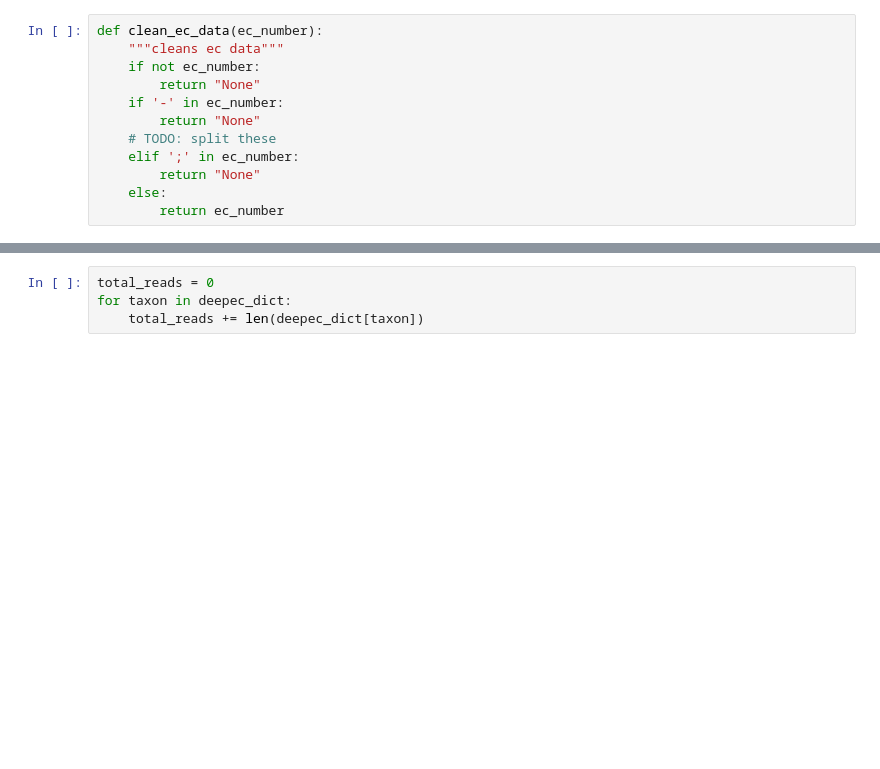
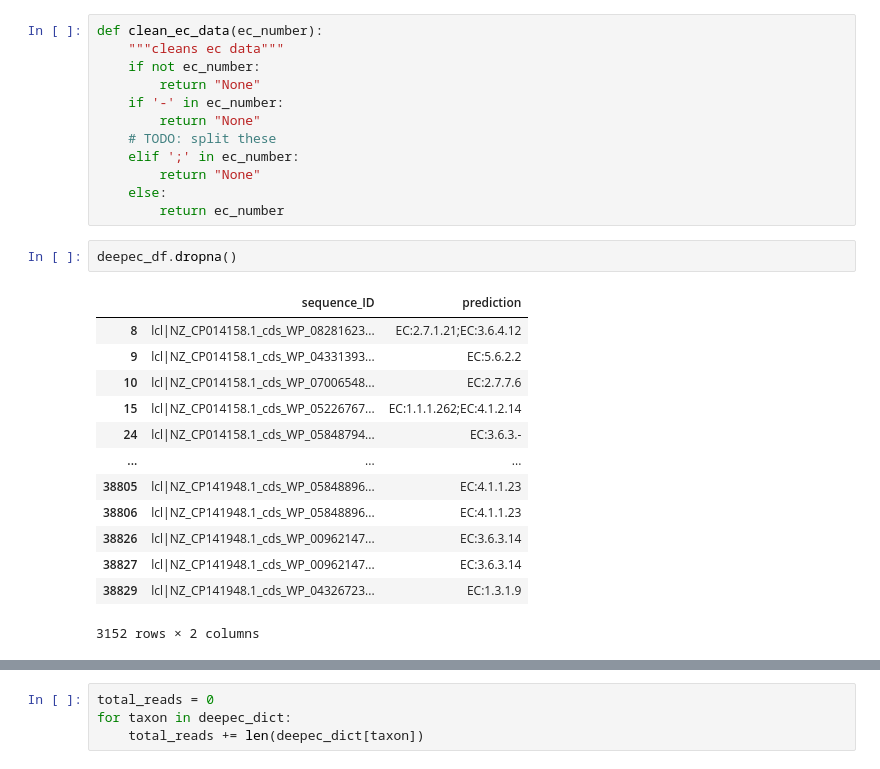
Before and after one commit to ParkinsonLab/PathwayCompleteness, a Jupyter notebook: src/all_ec_analysis.ipynb, the cells around one changed output, grey strips where cells are left out. Cells and saved outputs as stored; diff of their text form; blank space fills up the shorter version.

```diff
--- a/src/all_ec_analysis.ipynb
+++ b/src/all_ec_analysis.ipynb
@@ -25,5 +25,21 @@ def clean_ec_data(ec_number):
         return "None"
     else:
         return ec_number
+# %%
+deepec_df.dropna()
+# %% [output]
+|  | sequence_ID | prediction |
+| 8 | lcl|NZ_CP014158.1_cds_WP_08281623... | EC:2.7.1.21;EC:3.6.4.12 |
+| 9 | lcl|NZ_CP014158.1_cds_WP_04331393... | EC:5.6.2.2 |
+| 10 | lcl|NZ_CP014158.1_cds_WP_07006548... | EC:2.7.7.6 |
+| 15 | lcl|NZ_CP014158.1_cds_WP_05226767... | EC:1.1.1.262;EC:4.1.2.14 |
+| 24 | lcl|NZ_CP014158.1_cds_WP_05848794... | EC:3.6.3.- |
+| ... | ... | ... |
+| 38805 | lcl|NZ_CP141948.1_cds_WP_05848896... | EC:4.1.1.23 |
+| 38806 | lcl|NZ_CP141948.1_cds_WP_05848896... | EC:4.1.1.23 |
+| 38826 | lcl|NZ_CP141948.1_cds_WP_00962147... | EC:3.6.3.14 |
+| 38827 | lcl|NZ_CP141948.1_cds_WP_00962147... | EC:3.6.3.14 |
+| 38829 | lcl|NZ_CP141948.1_cds_WP_04326723... | EC:1.3.1.9 |
+3152 rows × 2 columns
 # %%
 deepec_dict = {}
```
Also changed, not shown: parts of 13 cells of this notebook, 40 other files.
